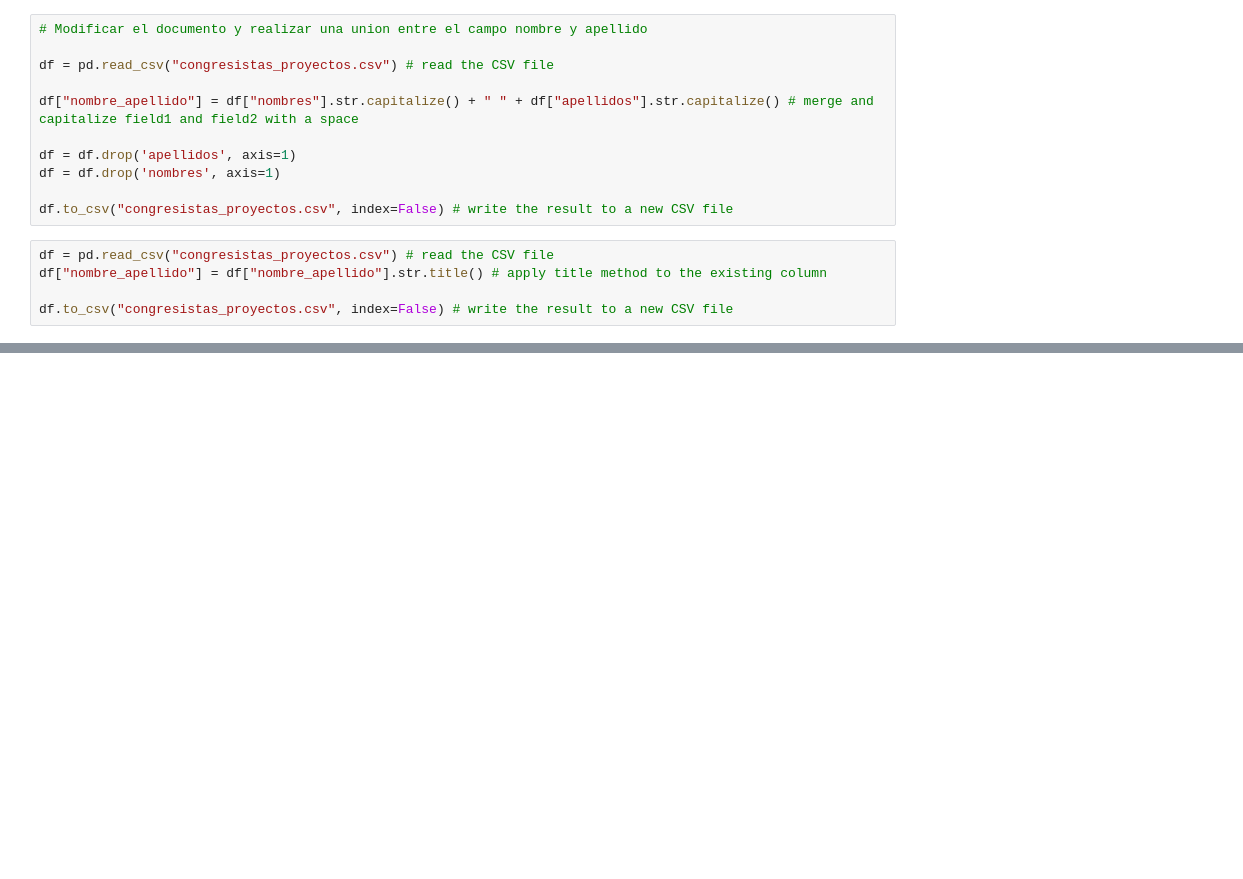
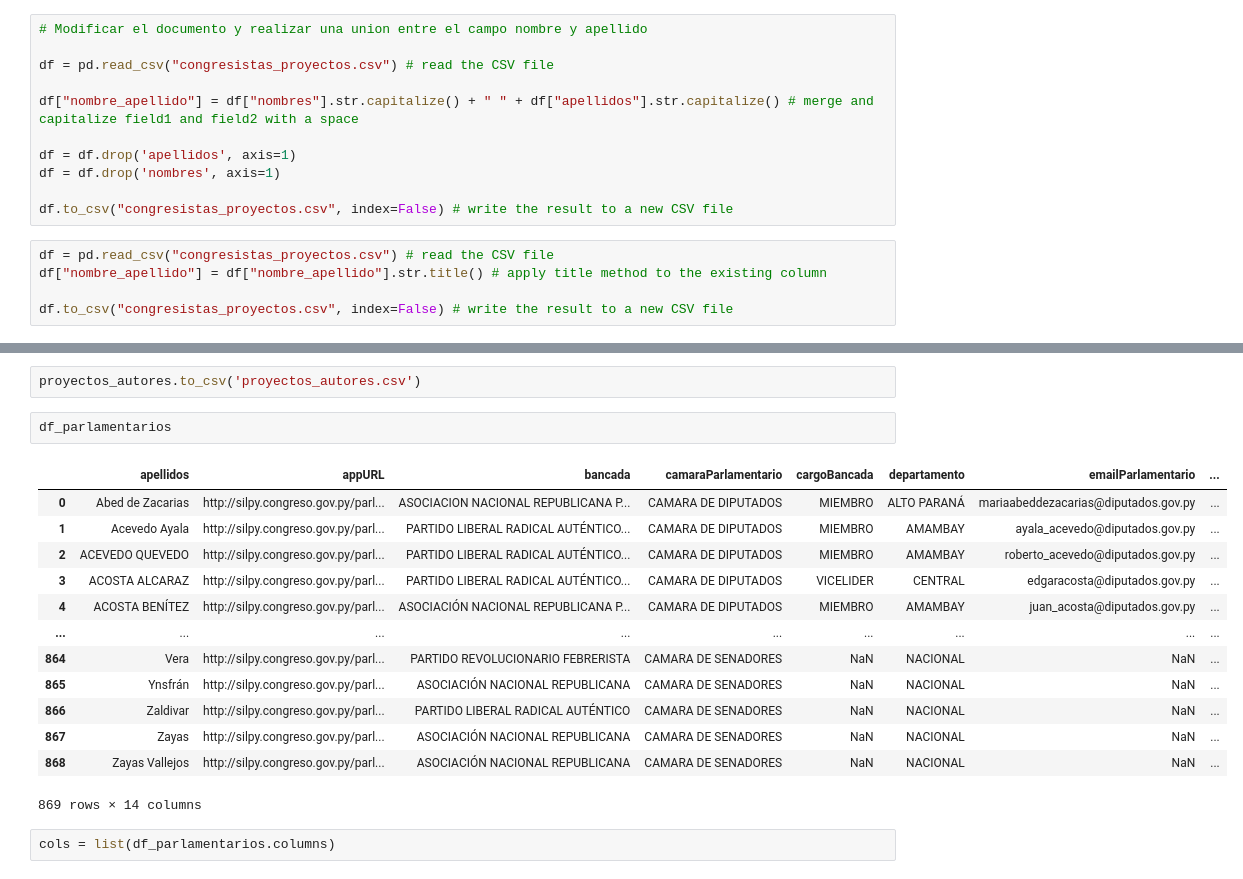
Before and after one commit to p-med/Congreso_WebScrapping, a Jupyter notebook: data_scraping.ipynb, the cells around one changed output, grey strips where cells are left out. Saved outputs shown, nothing was run; the diff lists cells and outputs as text; blank space fills up the shorter version.

```diff
--- a/data_scraping.ipynb
+++ b/data_scraping.ipynb
@@ -108,0 +143,20 @@ df.to_csv("congresistas_proyectos.csv", index=False) # write the result to a new
+# %%
+proyectos_autores.to_csv('proyectos_autores.csv')
+# %%
+df_parlamentarios
+# %% [output]
+|  | apellidos | appURL | bancada | camaraParlamentario | cargoBancada | departamento | emailParlamentario | ... |
+| 0 | Abed de Zacarias | http://silpy.congreso.gov.py/parl... | ASOCIACION NACIONAL REPUBLICANA P... | CAMARA DE DIPUTADOS | MIEMBRO | ALTO PARANÁ | mariaabeddezacarias@diputados.gov.py | ... |
+| 1 | Acevedo Ayala | http://silpy.congreso.gov.py/parl... | PARTIDO LIBERAL RADICAL AUTÉNTICO... | CAMARA DE DIPUTADOS | MIEMBRO | AMAMBAY | ayala_acevedo@diputados.gov.py | ... |
+| 2 | ACEVEDO QUEVEDO | http://silpy.congreso.gov.py/parl... | PARTIDO LIBERAL RADICAL AUTÉNTICO... | CAMARA DE DIPUTADOS | MIEMBRO | AMAMBAY | roberto_acevedo@diputados.gov.py | ... |
+| 3 | ACOSTA ALCARAZ | http://silpy.congreso.gov.py/parl... | PARTIDO LIBERAL RADICAL AUTÉNTICO... | CAMARA DE DIPUTADOS | VICELIDER | CENTRAL | edgaracosta@diputados.gov.py | ... |
+| 4 | ACOSTA BENÍTEZ | http://silpy.congreso.gov.py/parl... | ASOCIACIÓN NACIONAL REPUBLICANA P... | CAMARA DE DIPUTADOS | MIEMBRO | AMAMBAY | juan_acosta@diputados.gov.py | ... |
+| ... | ... | ... | ... | ... | ... | ... | ... | ... |
+| 864 | Vera | http://silpy.congreso.gov.py/parl... | PARTIDO REVOLUCIONARIO FEBRERISTA | CAMARA DE SENADORES | NaN | NACIONAL | NaN | ... |
+| 865 | Ynsfrán | http://silpy.congreso.gov.py/parl... | ASOCIACIÓN NACIONAL REPUBLICANA | CAMARA DE SENADORES | NaN | NACIONAL | NaN | ... |
+| 866 | Zaldivar | http://silpy.congreso.gov.py/parl... | PARTIDO LIBERAL RADICAL AUTÉNTICO | CAMARA DE SENADORES | NaN | NACIONAL | NaN | ... |
+| 867 | Zayas | http://silpy.congreso.gov.py/parl... | ASOCIACIÓN NACIONAL REPUBLICANA | CAMARA DE SENADORES | NaN | NACIONAL | NaN | ... |
+| 868 | Zayas Vallejos | http://silpy.congreso.gov.py/parl... | ASOCIACIÓN NACIONAL REPUBLICANA | CAMARA DE SENADORES | NaN | NACIONAL | NaN | ... |
+869 rows × 14 columns
+# %%
+cols = list(df_parlamentarios.columns)
```
Also changed, not shown: parts of 21 cells of this notebook, 4 other files.
